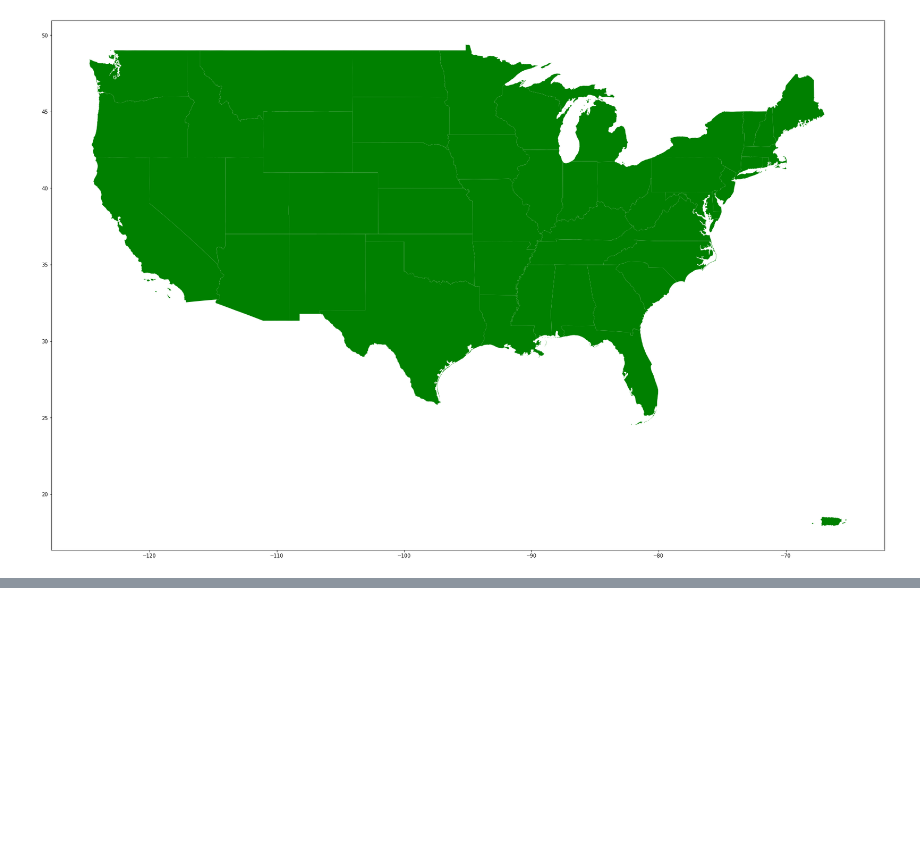
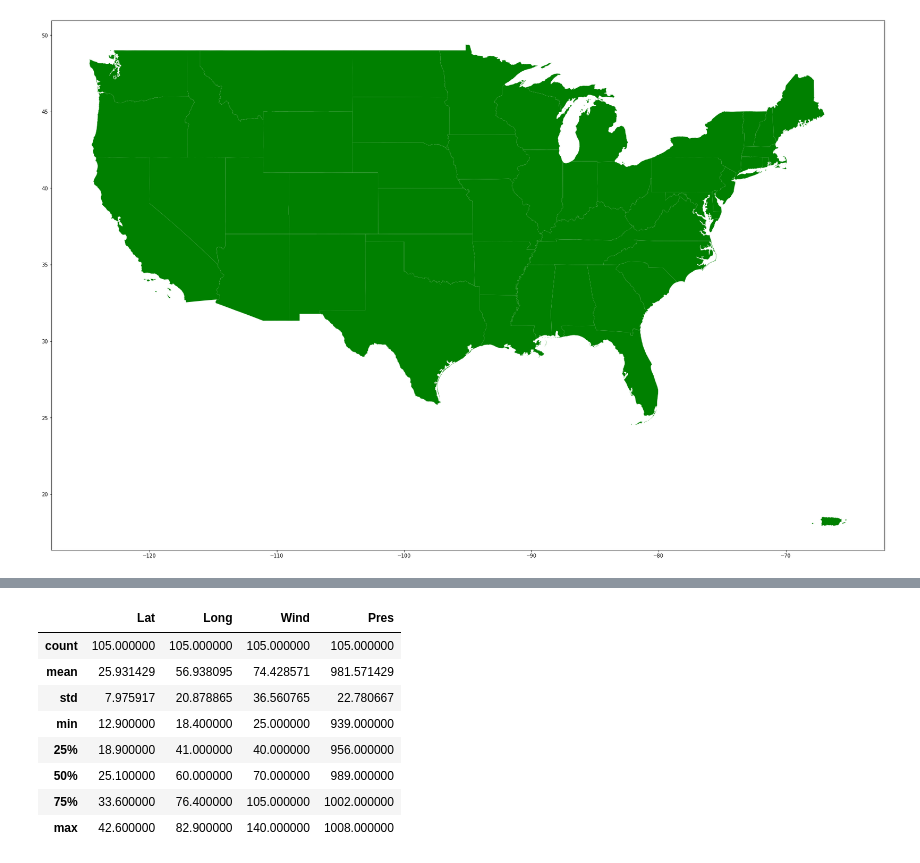
Before and after one commit to Malcolm206/Intro_Geospatial_Data, a Jupyter notebook: Untitled.ipynb, the cells around one changed output, grey strips where cells are left out. Cells and saved outputs as stored; diff of their text form; code cells hidden in the pictures; blank space fills up the shorter version.

```diff
--- a/Untitled.ipynb
+++ b/Untitled.ipynb
@@ -58,0 +84,12 @@ florence.head()
+# %%
+florence.describe()
+# %% [output]
+|  | Lat | Long | Wind | Pres |
+| count | 105.000000 | 105.000000 | 105.000000 | 105.000000 |
+| mean | 25.931429 | 56.938095 | 74.428571 | 981.571429 |
+| std | 7.975917 | 20.878865 | 36.560765 | 22.780667 |
+| min | 12.900000 | 18.400000 | 25.000000 | 939.000000 |
+| 25% | 18.900000 | 41.000000 | 40.000000 | 956.000000 |
+| 50% | 25.100000 | 60.000000 | 70.000000 | 989.000000 |
+| 75% | 33.600000 | 76.400000 | 105.000000 | 1002.000000 |
+| max | 42.600000 | 82.900000 | 140.000000 | 1008.000000 |
```
Also changed, not shown: parts of 3 cells of this notebook.
